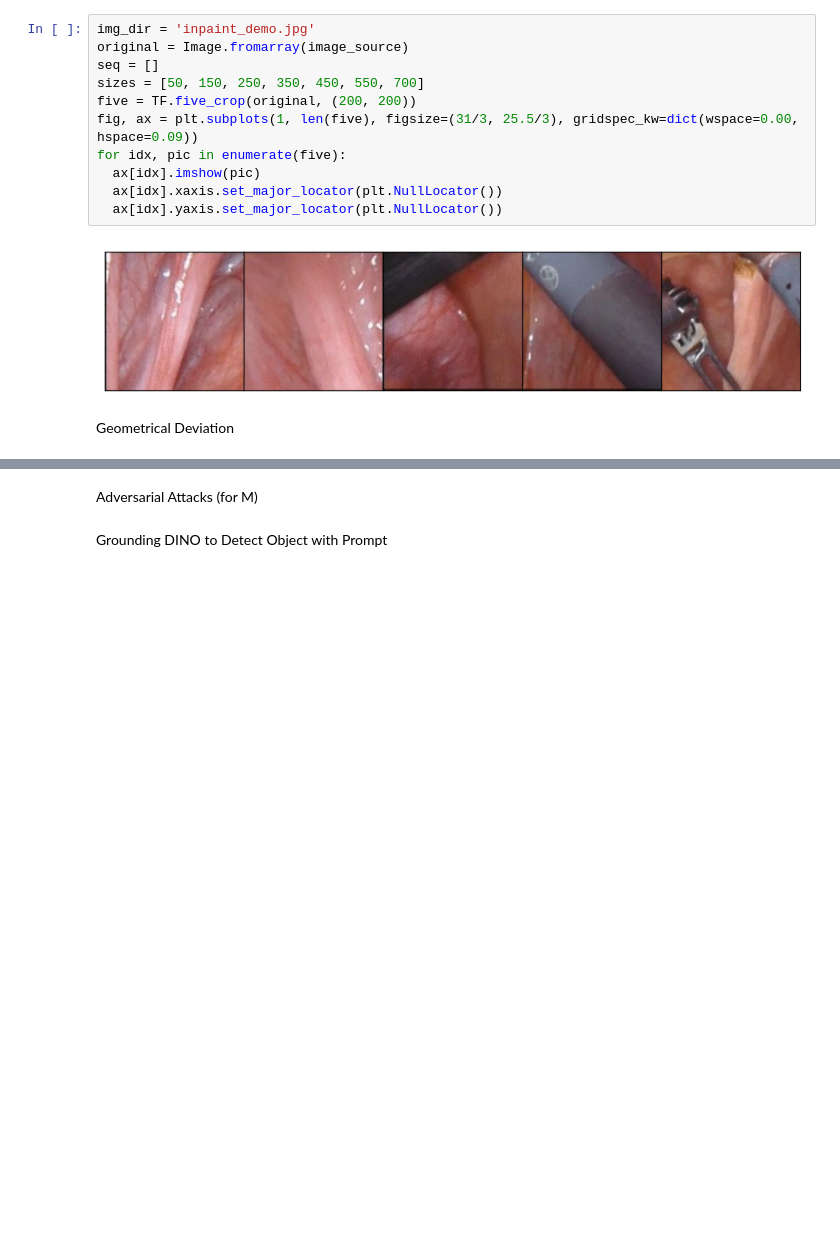
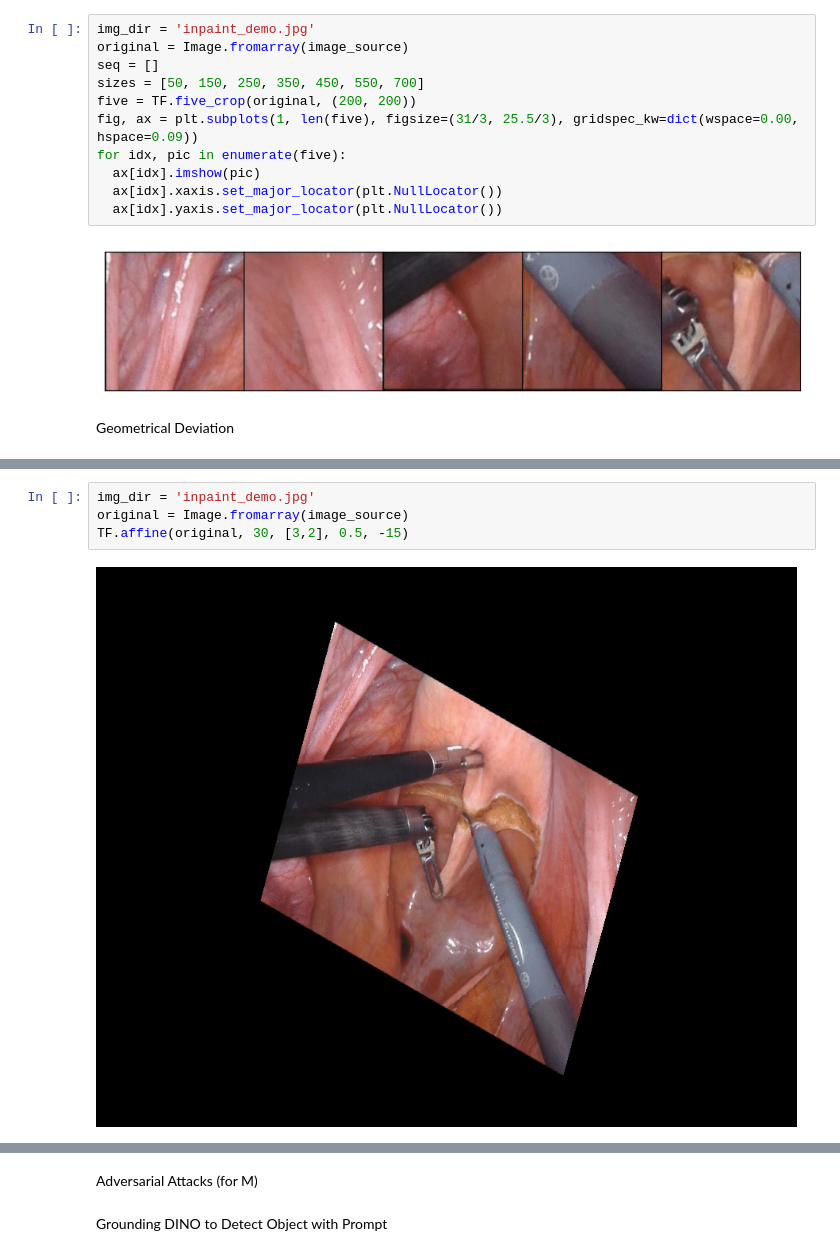
Before and after one commit to jenniferhiga/HCI_AI_RoboticSurgery, a Jupyter notebook: Grounded_SAM_Tool_Instance_Segmentation.ipynb, the cells around one changed output, grey strips where cells are left out. Cells and saved outputs as stored; diff of their text form; blank space fills up the shorter version.

```diff
--- a/Grounded_SAM_Tool_Instance_Segmentation.ipynb
+++ b/Grounded_SAM_Tool_Instance_Segmentation.ipynb
@@ -227,0 +260,6 @@ Geometrical Deviation
+# %%
+img_dir = 'inpaint_demo.jpg'
+original = Image.fromarray(image_source)
+TF.affine(original, 30, [3,2], 0.5, -15)
+# %% [output]
+[figure, added]
```
Also changed, not shown: parts of 3 cells of this notebook.
